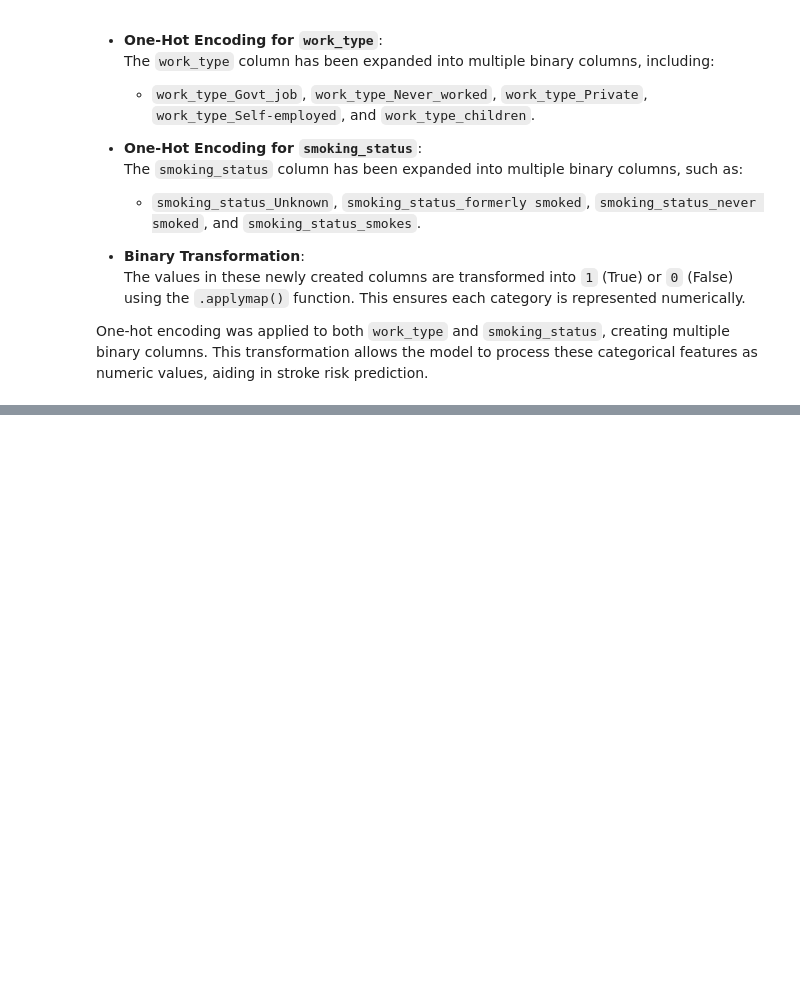
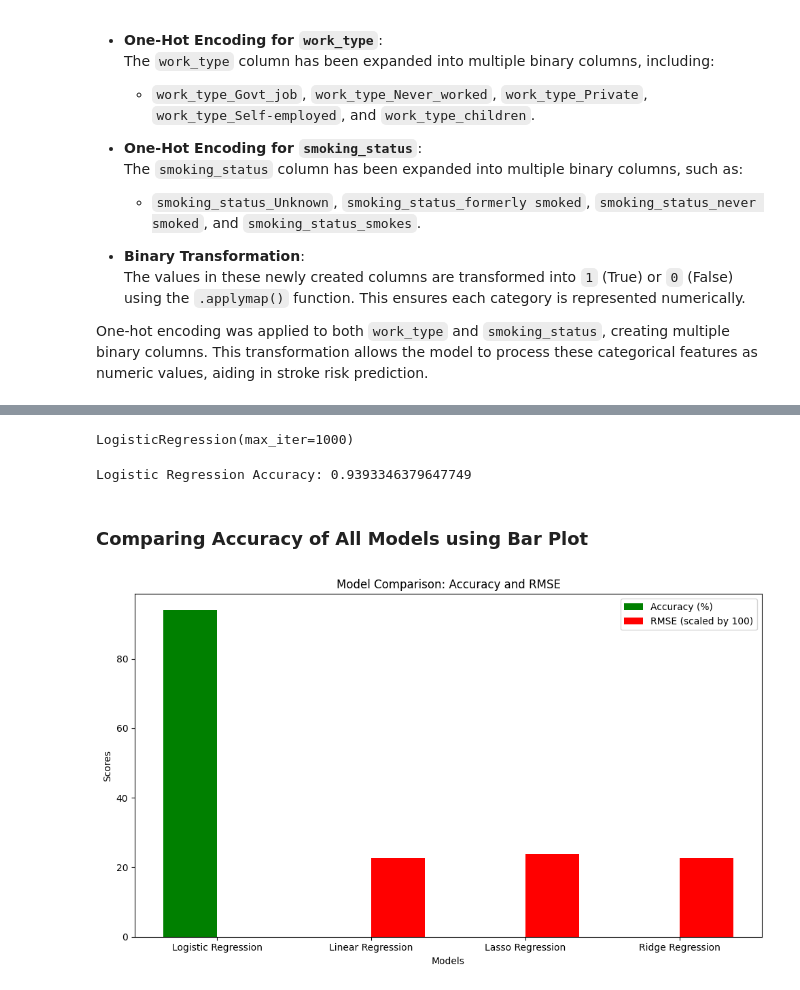
Before and after one commit to Kuldeep7k/Healthcare_Analysis_for_Stroke_Prediction, a Jupyter notebook: Healthcare Stroke Project.ipynb, the cells around one changed output, grey strips where cells are left out. Saved outputs shown, nothing was run; the diff lists cells and outputs as text; code cells hidden in the pictures; blank space fills up the shorter version.

```diff
--- a/Healthcare Stroke Project.ipynb
+++ b/Healthcare Stroke Project.ipynb
@@ -580,0 +722,56 @@ In this analysis, we compare the performance of four machine learning models: **
+# %%
+# Initialize and train the logistic regression model
+log_reg_model = LogisticRegression(max_iter=1000)
+# %%
+# training our logistic regression Model with our test data
+log_reg_model.fit(X_train, y_train)
+# %% [output]
+LogisticRegression(max_iter=1000)
+# %%
+# Predict and evaluate the logistic regression model
+y_pred_log_reg = log_reg_model.predict(X_test)
+# %%
+# Calculate accuracy, confusion matrix, and classification report
+accuracy = accuracy_score(y_test, y_pred_log_reg)
+# %%
+# Print the Accuracy results for Logistic Regression
+print("Logistic Regression Accuracy:", accuracy)
+# %% [output]
+Logistic Regression Accuracy: 0.9393346379647749
+# %% [markdown]
+### Comparing Accuracy of All Models using Bar Plot
+# %%
+# Data for plotting
+models = ['Logistic Regression', 'Linear Regression', 'Lasso Regression', 'Ridge Regression']
+
+# Convert accuracy to percentage (multiply by 100)
+accuracies = [accuracy * 100, np.nan, np.nan, np.nan]  # Only Logistic Regression has accuracy in percentage
+
+# Multiply RMSE values by 100 for consistency
+rmse_values = [np.nan, rmse_lin_reg * 100, rmse_lasso * 100, rmse_ridge * 100]  # RMSE for regression models
+
+# Create a figure
+plt.figure(figsize=(10, 6))
+
+# Plot Accuracy (as percentage) and RMSE (scaled by 100) on the same plot
+bar_width = 0.35  # Set width for bars
+index = np.arange(len(models))  # Position of the bars
+
+# Bar for accuracy
+plt.bar(index - bar_width / 2, accuracies, bar_width, color='green', label='Accuracy (%)')
+
+# Bar for RMSE
+plt.bar(index + bar_width / 2, rmse_values, bar_width, color='red', label='RMSE (scaled by 100)')
+
+# Add labels and title
+plt.xlabel('Models')
+plt.ylabel('Scores')
+plt.title('Model Comparison: Accuracy and RMSE')
+plt.xticks(index, models)
+plt.legend()
+
+# Display the plot
+plt.tight_layout()
+plt.show()
+# %% [output]
+[figure, added]
```
Also changed, not shown: parts of 25 cells of this notebook.
